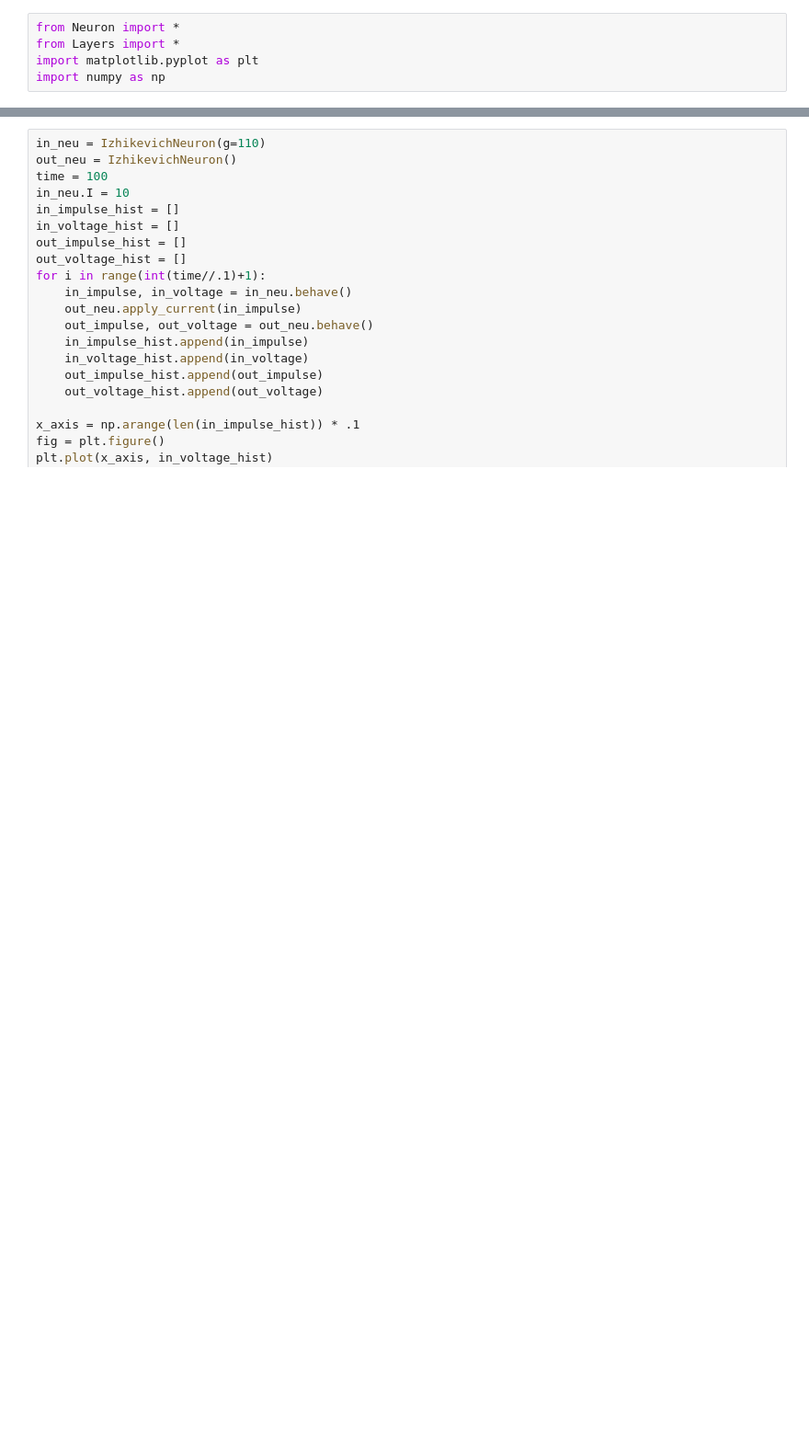
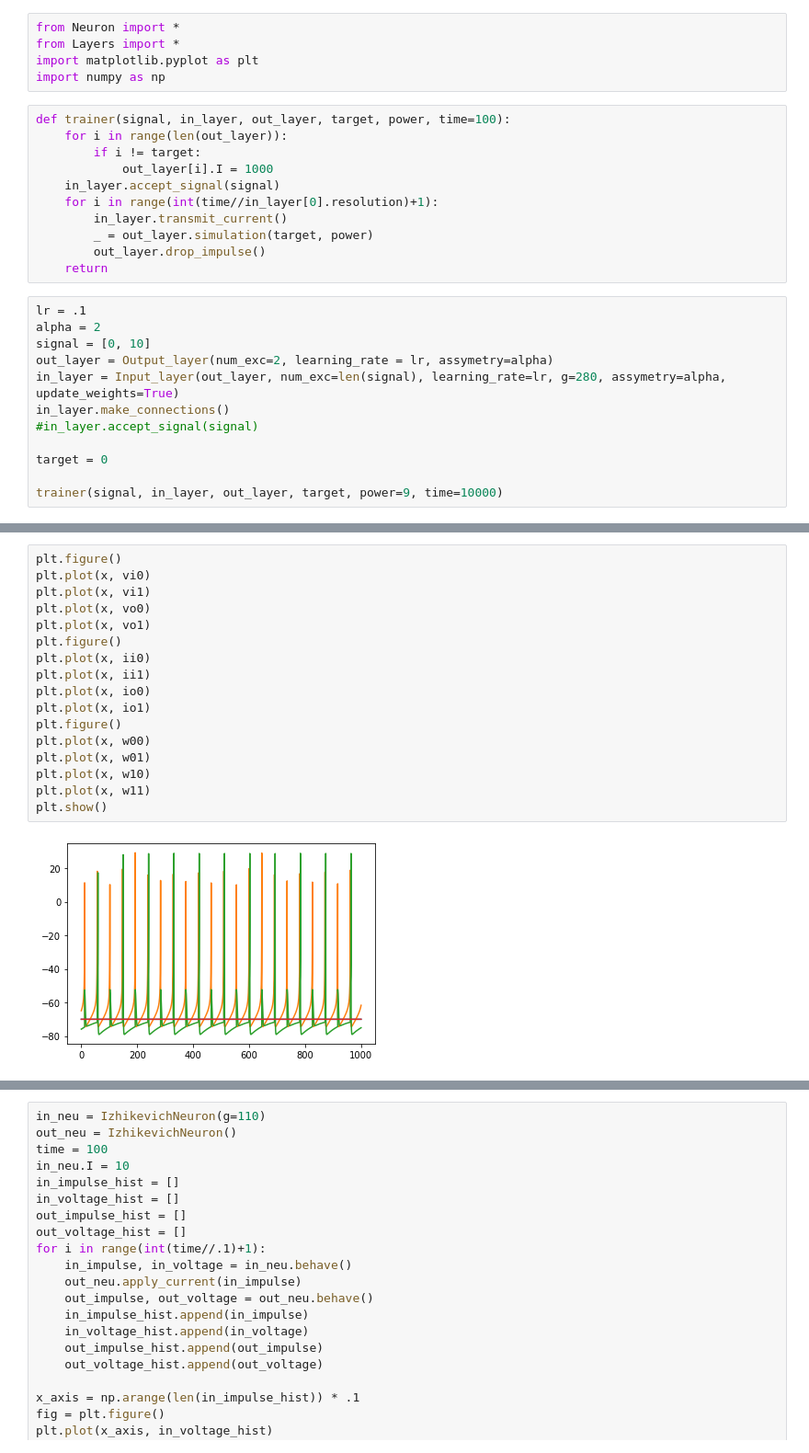
Before and after one commit to iamkg0/SNN_Izhikevich, a Jupyter notebook: test.ipynb, the cells around one changed output, grey strips where cells are left out. Shown: that part at 92% size. Drawn from its saved outputs; the diff is of its cells as text; blank space fills up the shorter version.

```diff
--- a/test.ipynb
+++ b/test.ipynb
@@ -3,3 +3,26 @@ from Neuron import *
 from Layers import *
 import matplotlib.pyplot as plt
 import numpy as np
+# %%
+def trainer(signal, in_layer, out_layer, target, power, time=100):
+    for i in range(len(out_layer)):
+        if i != target:
+            out_layer[i].I = 1000
+    in_layer.accept_signal(signal)
+    for i in range(int(time//in_layer[0].resolution)+1):
+        in_layer.transmit_current()
+        _ = out_layer.simulation(target, power)
+        out_layer.drop_impulse()
+    return
+# %%
+lr = .1
+alpha = 2
+signal = [0, 10]
+out_layer = Output_layer(num_exc=2, learning_rate = lr, assymetry=alpha)
+in_layer = Input_layer(out_layer, num_exc=len(signal), learning_rate=lr, g=280, assymetry=alpha, update_weights=True)
+in_layer.make_connections()
+#in_layer.accept_signal(signal)
+
+target = 0
+
+trainer(signal, in_layer, out_layer, target, power=9, time=10000)
@@ -5,0 +63,19 @@ import numpy as np
+# %%
+plt.figure()
+plt.plot(x, vi0)
+plt.plot(x, vi1)
+plt.plot(x, vo0)
+plt.plot(x, vo1)
+plt.figure()
+plt.plot(x, ii0)
+plt.plot(x, ii1)
+plt.plot(x, io0)
+plt.plot(x, io1)
+plt.figure()
+plt.plot(x, w00)
+plt.plot(x, w01)
+plt.plot(x, w10)
+plt.plot(x, w11)
+plt.show()
+# %% [output]
+[figure, added]
```
Also changed, not shown: parts of 8 cells of this notebook, 2 other files.
